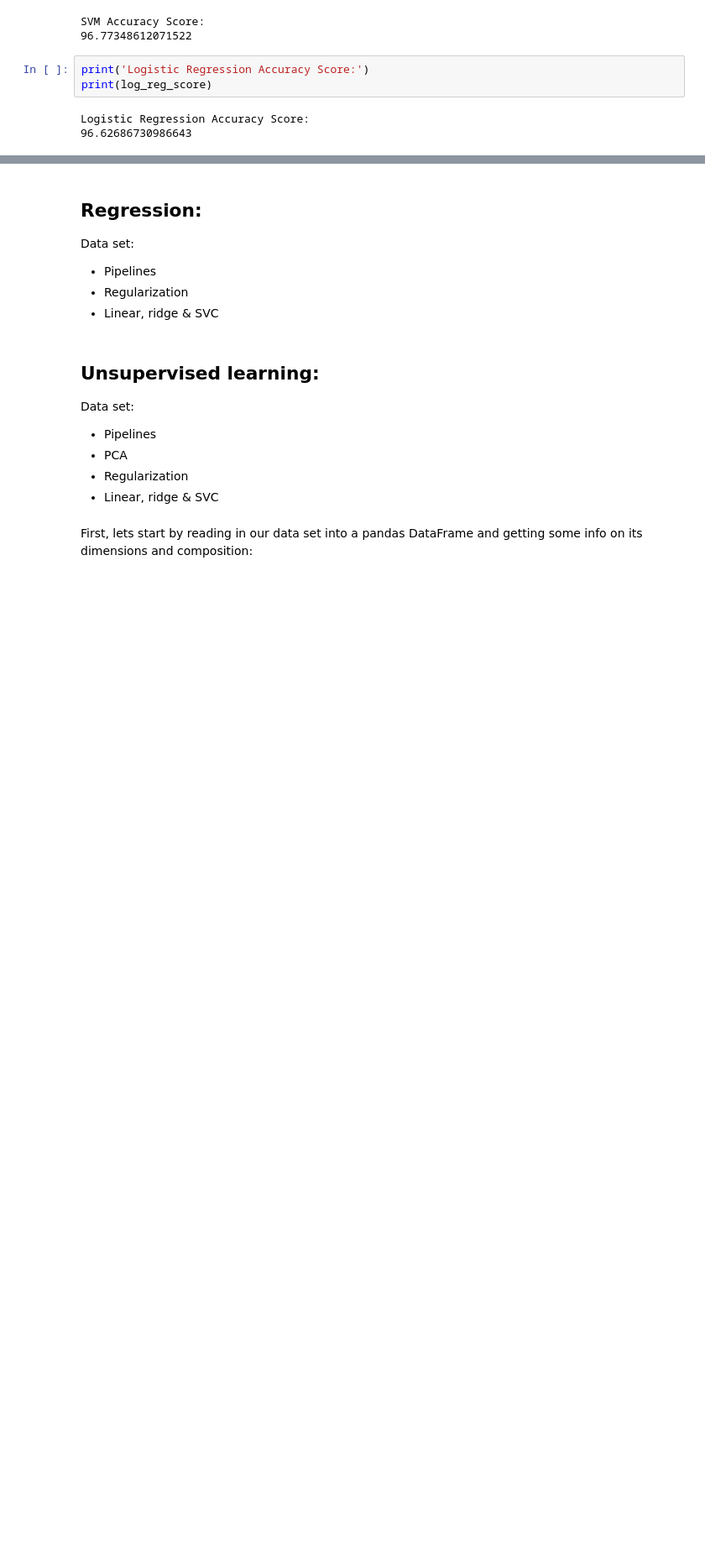
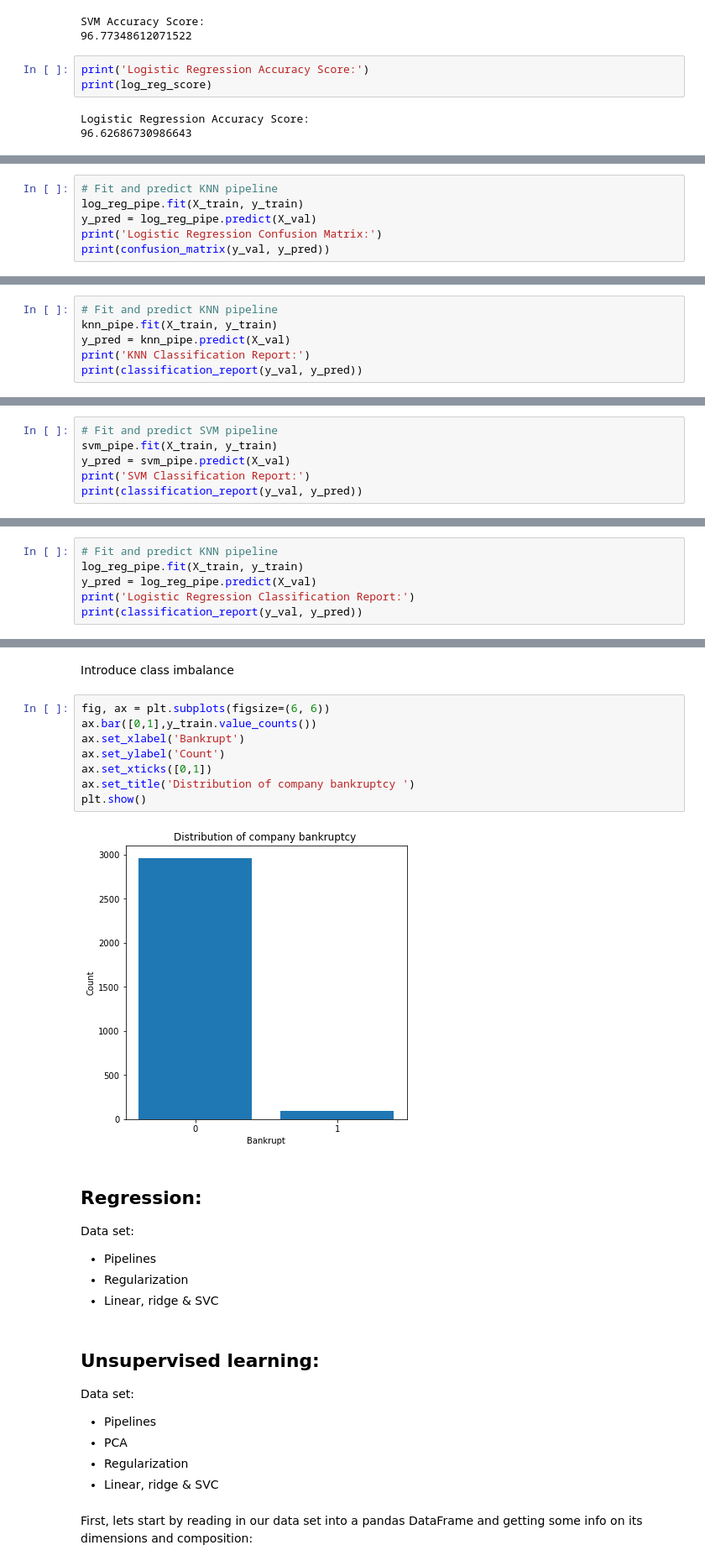
Before and after one commit to warwickdatasciencesociety/python-for-data-science, a Jupyter notebook: session-five/session-five-project-solutions.ipynb, the cells around one changed output, grey strips where cells are left out. Shown at 84% size. Drawn from its saved outputs; the diff is of its cells as text; blank space fills up the shorter version.

```diff
--- a/session-five/session-five-project-solutions.ipynb
+++ b/session-five/session-five-project-solutions.ipynb
@@ -168,0 +191,6 @@ Logistic Regression Accuracy Score:
+# %%
+# Fit and predict KNN pipeline
+log_reg_pipe.fit(X_train, y_train)
+y_pred = log_reg_pipe.predict(X_val)
+print('Logistic Regression Confusion Matrix:')
+print(confusion_matrix(y_val, y_pred))
@@ -168,0 +206,6 @@ Logistic Regression Accuracy Score:
+# %%
+# Fit and predict KNN pipeline
+knn_pipe.fit(X_train, y_train)
+y_pred = knn_pipe.predict(X_val)
+print('KNN Classification Report:')
+print(classification_report(y_val, y_pred))
@@ -168,0 +222,6 @@ Logistic Regression Accuracy Score:
+# %%
+# Fit and predict SVM pipeline
+svm_pipe.fit(X_train, y_train)
+y_pred = svm_pipe.predict(X_val)
+print('SVM Classification Report:')
+print(classification_report(y_val, y_pred))
@@ -168,0 +238,6 @@ Logistic Regression Accuracy Score:
+# %%
+# Fit and predict KNN pipeline
+log_reg_pipe.fit(X_train, y_train)
+y_pred = log_reg_pipe.predict(X_val)
+print('Logistic Regression Classification Report:')
+print(classification_report(y_val, y_pred))
@@ -169,3 +256,15 @@ Logistic Regression Accuracy Score:
+# %% [markdown]
+Introduce class imbalance
+# %%
+fig, ax = plt.subplots(figsize=(6, 6))
+ax.bar([0,1],y_train.value_counts())
+ax.set_xlabel('Bankrupt')
+ax.set_ylabel('Count')
+ax.set_xticks([0,1])
+ax.set_title('Distribution of company bankruptcy ')
+plt.show()
+# %% [output]
+[figure, added]
 # %% [markdown]
 ## Regression:
 Data set:
```
Also changed, not shown: parts of 17 cells of this notebook.
